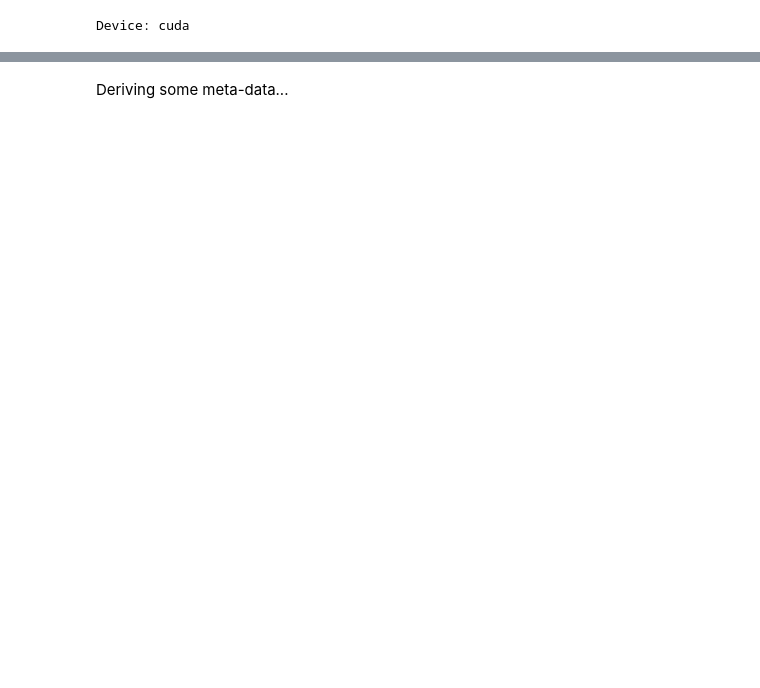
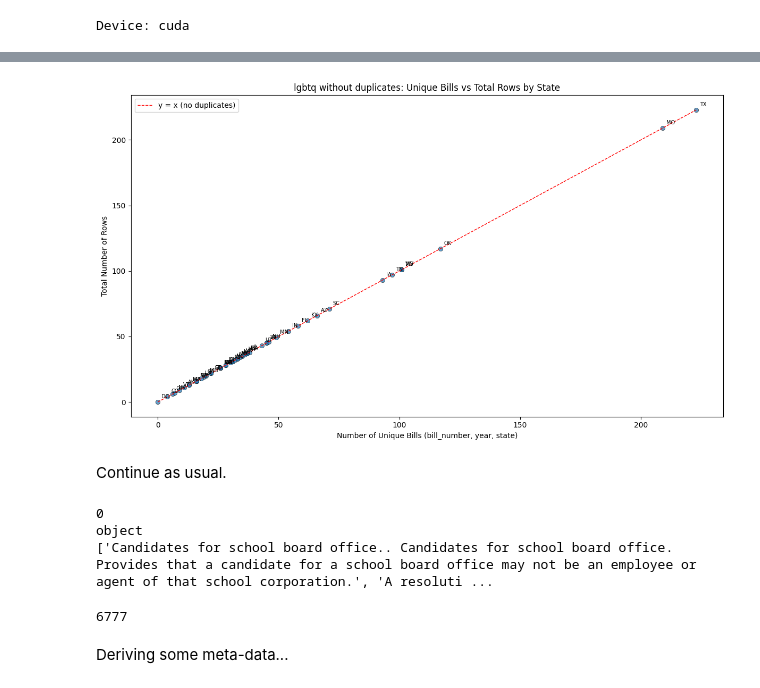
Before and after one commit to Arc-Radius/arc-radius-api, a Jupyter notebook: pipeline/notebooks/relevance_and_stance_classifiers_final.ipynb, the cells around one changed output, grey strips where cells are left out. Drawn from its saved outputs; the diff is of its cells as text; code cells hidden in the pictures; blank space fills up the shorter version.

```diff
--- a/pipeline/notebooks/relevance_and_stance_classifiers_final.ipynb
+++ b/pipeline/notebooks/relevance_and_stance_classifiers_final.ipynb
@@ -30 +149,7 @@ THRESHOLD = 0.60 # originally 0.5. modulated by ishani to minimize false positiv
+# %%
+plot_unique_vs_total(lgbtq, title="lgbtq without duplicates: Unique Bills vs Total Rows by State")
+# %% [output]
+[figure, added]
+# %% [markdown]
+Continue as usual.
 # %%
@@ -48,0 +165,12 @@ df['text'] = df['title'].fillna('') + '. ' + df['description'].fillna('')
+# %%
+print(df['text'].isna().sum())
+print(df['text'].dtype)
+print(df['text'].head(10).tolist())
+# %% [output]
+0
+object
+['Candidates for school board office.. Candidates for school board office. Provides that a candidate for a school board office may not be an employee or agent of that school corporation.', 'A resoluti ...
+# %%
+len(df)
+# %% [output]
+6777
```
Also changed, not shown: parts of 54 cells of this notebook, 3 other files.
